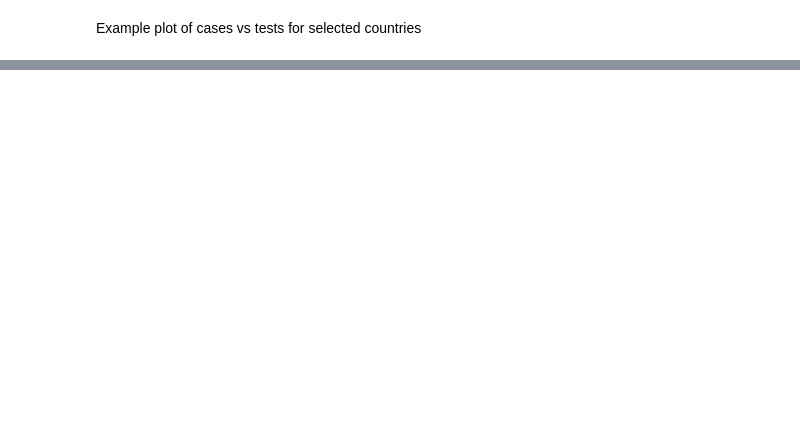
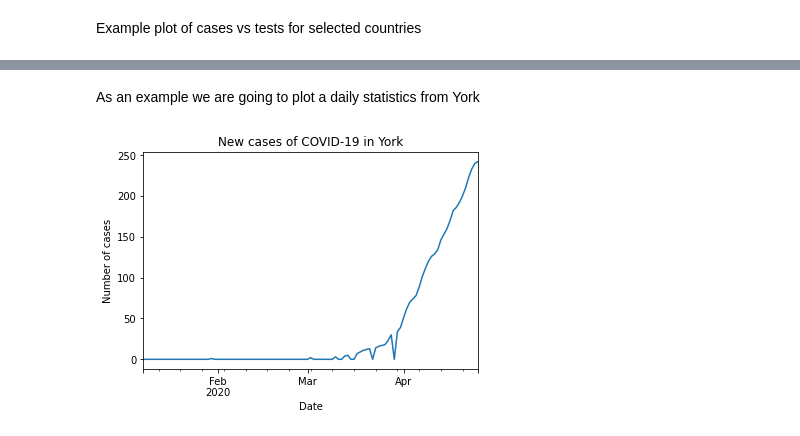
Before and after one commit to rs-delve/covid19_datasets, a Jupyter notebook: usage_example.ipynb, the cells around one changed output, grey strips where cells are left out. Cells and saved outputs as stored; diff of their text form; code cells hidden in the pictures; blank space fills up the shorter version.

Commit message:
Added example of UK Cases data usage

```diff
--- a/usage_example.ipynb
+++ b/usage_example.ipynb
@@ -257,0 +260,3 @@ plt.title('Total tests per thousand people by country');
+# %%
+from covid19_datasets import UKCovid19Data
+uk_data = UKCovid19Data()
@@ -257,0 +268,10 @@ plt.title('Total tests per thousand people by country');
+# %% [markdown]
+As an example we are going to plot a daily statistics from York
+# %%
+uk_cases = uk_data.get_cases_data()
+uk_cases.loc[('England', 'York')].plot()
+plt.xlabel('Date')
+plt.ylabel('Number of cases')
+plt.title('New cases of COVID-19 in York');
+# %% [output]
+[figure, added]
```
Also changed, not shown: parts of 11 cells of this notebook.
